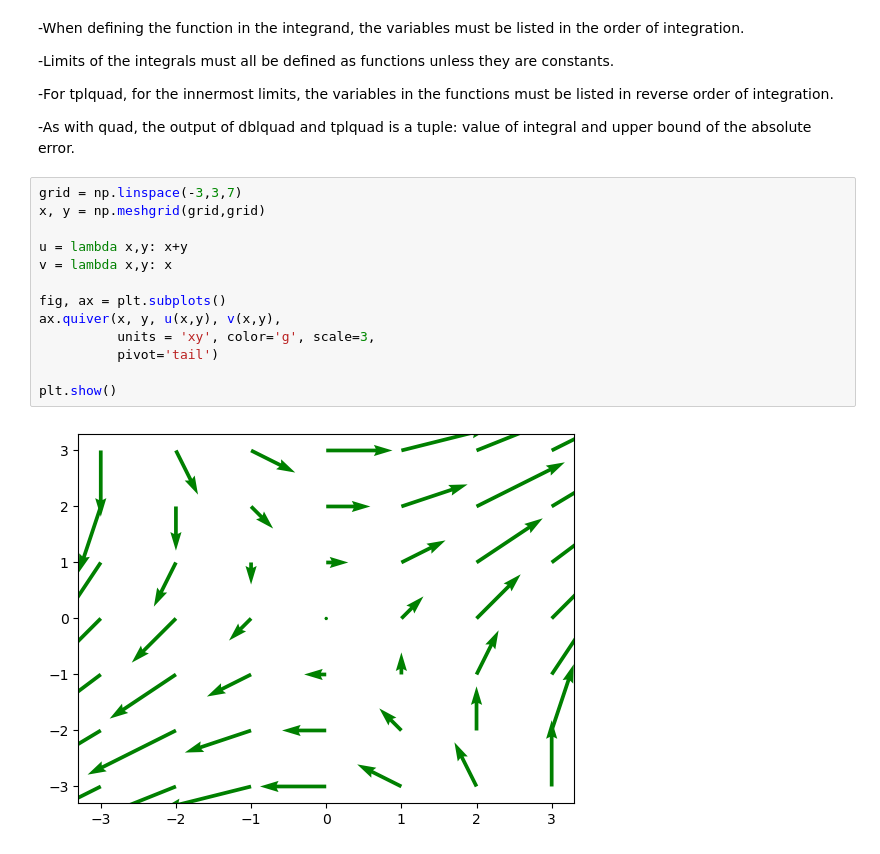
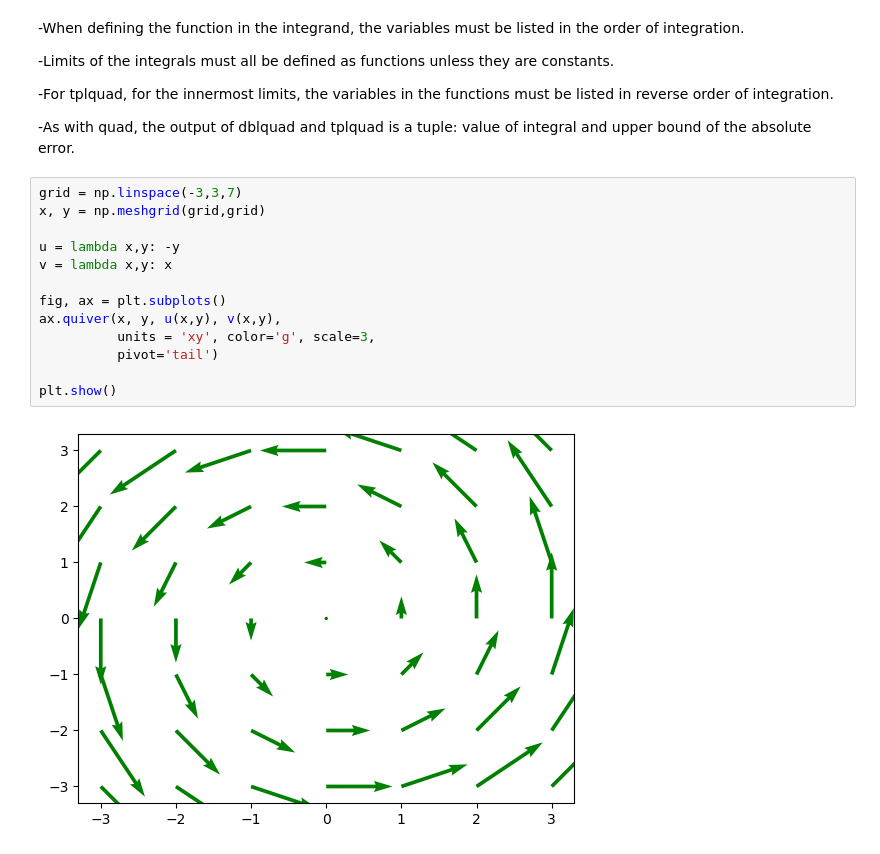
Before and after one commit to adamlewy3/Python-Projects, a Jupyter notebook: Python Essentials.ipynb, the cells around one changed output. Saved outputs shown, nothing was run; the diff lists cells and outputs as text.

```diff
--- a/Python Essentials.ipynb
+++ b/Python Essentials.ipynb
@@ -405,15 +416,15 @@ tplquad(lambda z,y,x: z,
 # %%
 grid = np.linspace(-3,3,7)
 x, y = np.meshgrid(grid,grid)
 
-u = lambda x,y: x+y
+u = lambda x,y: -y
 v = lambda x,y: x
 
 fig, ax = plt.subplots()
 ax.quiver(x, y, u(x,y), v(x,y),
           units = 'xy', color='g', scale=3,
           pivot='tail')
 
 plt.show()
 # %% [output]
-[figure, old version]
+[figure, new version]
```
Also changed, not shown: parts of 3 cells of this notebook.
